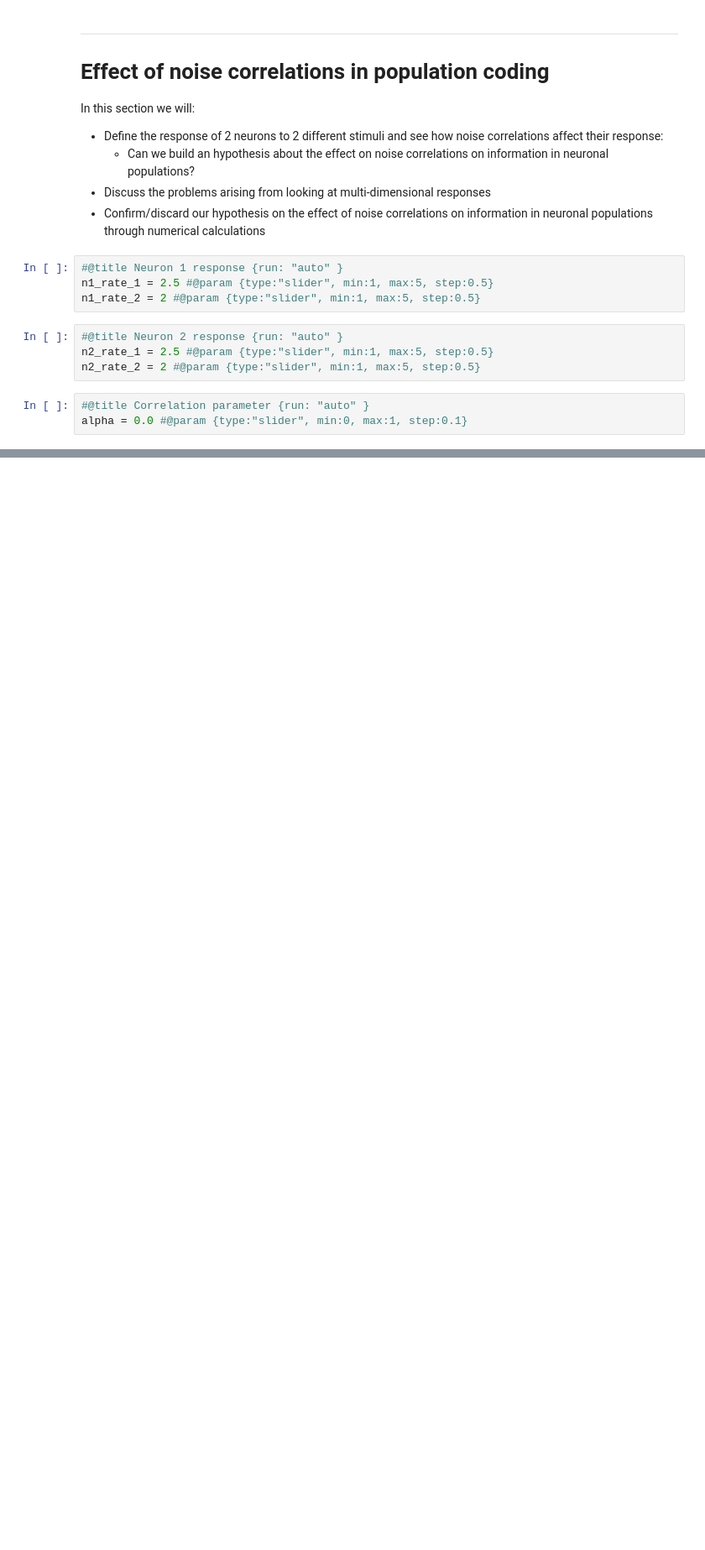
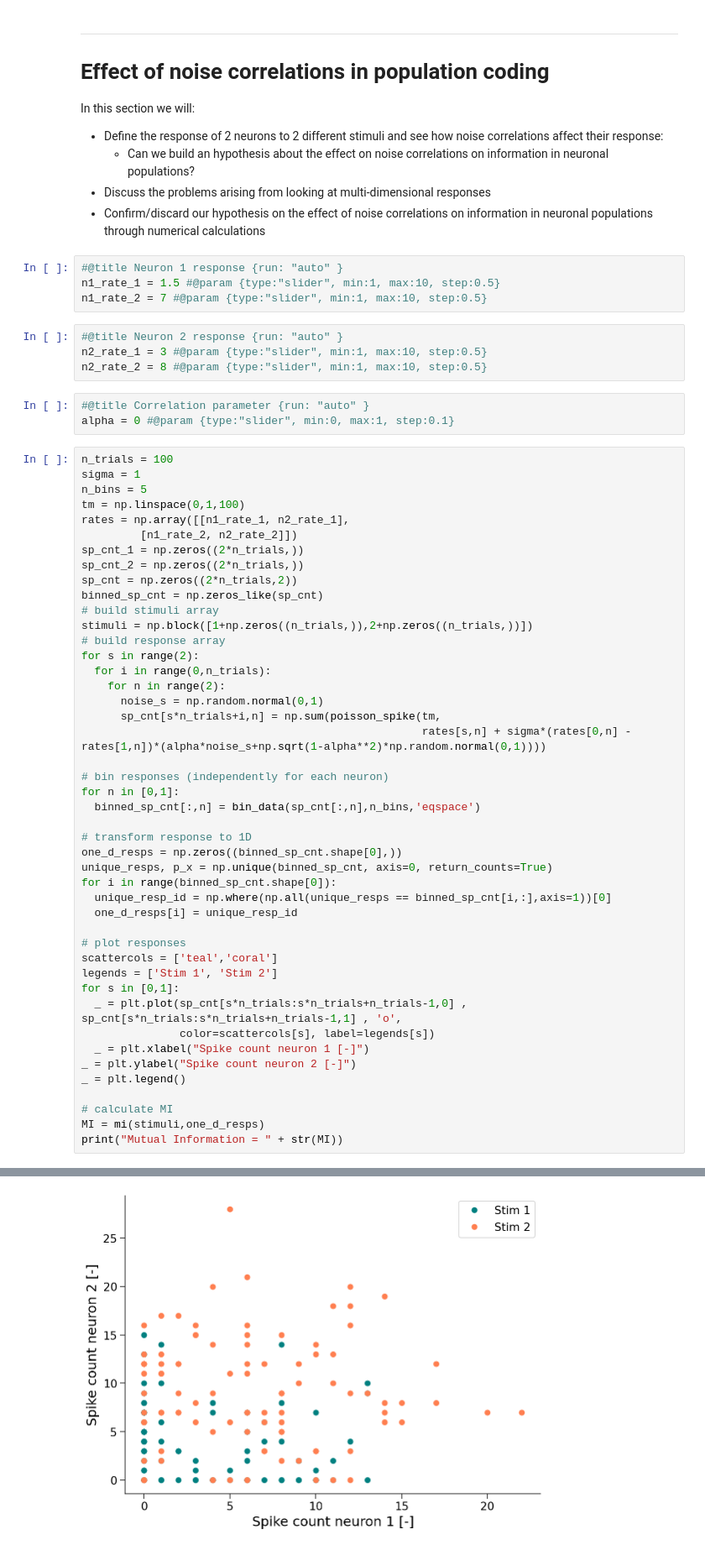
Before and after one commit to rmaffulli/MI_tutorial, a Jupyter notebook: MI_tutorial.ipynb, the cells around one changed output, grey strips where cells are left out. Shown at 84% size. Cells and saved outputs as stored; diff of their text form; blank space fills up the shorter version.

```diff
--- a/MI_tutorial.ipynb
+++ b/MI_tutorial.ipynb
@@ -601,12 +601,58 @@ In this section we will:
 - Confirm/discard our hypothesis on the effect of noise correlations on information in neuronal populations through numerical calculations
 # %%
 #@title Neuron 1 response {run: "auto" }
-n1_rate_1 = 2.5 #@param {type:"slider", min:1, max:5, step:0.5}
-n1_rate_2 = 2 #@param {type:"slider", min:1, max:5, step:0.5}
+n1_rate_1 = 1.5 #@param {type:"slider", min:1, max:10, step:0.5}
+n1_rate_2 = 7 #@param {type:"slider", min:1, max:10, step:0.5}
 # %%
 #@title Neuron 2 response {run: "auto" }
-n2_rate_1 = 2.5 #@param {type:"slider", min:1, max:5, step:0.5}
-n2_rate_2 = 2 #@param {type:"slider", min:1, max:5, step:0.5}
+n2_rate_1 = 3 #@param {type:"slider", min:1, max:10, step:0.5}
+n2_rate_2 = 8 #@param {type:"slider", min:1, max:10, step:0.5}
 # %%
 #@title Correlation parameter {run: "auto" }
-alpha = 0.0 #@param {type:"slider", min:0, max:1, step:0.1}
+alpha = 0 #@param {type:"slider", min:0, max:1, step:0.1}
+# %%
+n_trials = 100
+sigma = 1
+n_bins = 5
+tm = np.linspace(0,1,100)
+rates = np.array([[n1_rate_1, n2_rate_1],
+         [n1_rate_2, n2_rate_2]])
+sp_cnt_1 = np.zeros((2*n_trials,))
+sp_cnt_2 = np.zeros((2*n_trials,))
+sp_cnt = np.zeros((2*n_trials,2))
+binned_sp_cnt = np.zeros_like(sp_cnt)
+# build stimuli array
+stimuli = np.block([1+np.zeros((n_trials,)),2+np.zeros((n_trials,))])
+# build response array
+for s in range(2):
+  for i in range(0,n_trials):
+    for n in range(2):
+      noise_s = np.random.normal(0,1)
+      sp_cnt[s*n_trials+i,n] = np.sum(poisson_spike(tm,
+                                                    rates[s,n] + sigma*(rates[0,n] - rates[1,n])*(alpha*noise_s+np.sqrt(1-alpha**2)*np.random.normal(0,1))))
+
+# bin responses (independently for each neuron)
+for n in [0,1]:
+  binned_sp_cnt[:,n] = bin_data(sp_cnt[:,n],n_bins,'eqspace')
+
+# transform response to 1D
+one_d_resps = np.zeros((binned_sp_cnt.shape[0],))
+unique_resps, p_x = np.unique(binned_sp_cnt, axis=0, return_counts=True)
+for i in range(binned_sp_cnt.shape[0]):
+  unique_resp_id = np.where(np.all(unique_resps == binned_sp_cnt[i,:],axis=1))[0]
+  one_d_resps[i] = unique_resp_id
+
+# plot responses
+scattercols = ['teal','coral']
+legends = ['Stim 1', 'Stim 2']
+for s in [0,1]:
+  _ = plt.plot(sp_cnt[s*n_trials:s*n_trials+n_trials-1,0] , sp_cnt[s*n_trials:s*n_trials+n_trials-1,1] , 'o',
+               color=scattercols[s], label=legends[s])
+  _ = plt.xlabel("Spike count neuron 1 [-]")
+_ = plt.ylabel("Spike count neuron 2 [-]")
+_ = plt.legend()
+
+# calculate MI
+MI = mi(stimuli,one_d_resps)
+print("Mutual Information = " + str(MI))
+# %% [output]
@@ -612,0 +660 @@ alpha = 0.0 #@param {type:"slider", min:0, max:1, step:0.1}
+[figure, added]
```
Also changed, not shown: parts of 8 cells of this notebook.
